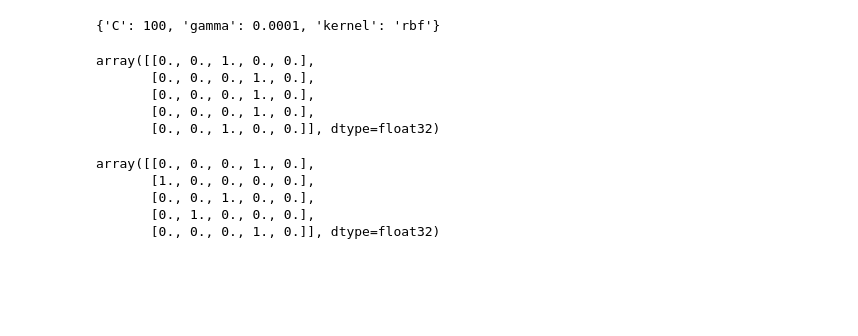
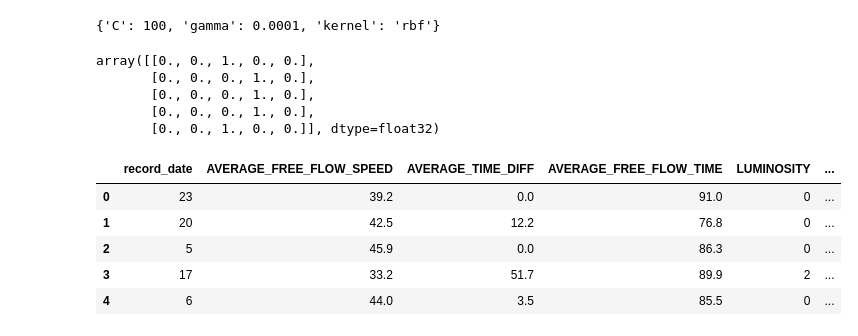
Before and after one commit to PietroPan/MachineLearning, a Jupyter notebook: transitA.ipynb, the cells around one changed output. Drawn from its saved outputs; the diff is of its cells as text; code cells hidden in the pictures; blank space fills up the shorter version.

```diff
--- a/transitA.ipynb
+++ b/transitA.ipynb
@@ -438,10 +453,11 @@ y_train=to_categorical(y_trainf)
 # %%
-y_train[:5]
+x_test.head()
 # %% [output]
-array([[0., 0., 0., 1., 0.],
-       [1., 0., 0., 0., 0.],
-       [0., 0., 1., 0., 0.],
-       [0., 1., 0., 0., 0.],
-       [0., 0., 0., 1., 0.]], dtype=float32)
+|  | record_date | AVERAGE_FREE_FLOW_SPEED | AVERAGE_TIME_DIFF | AVERAGE_FREE_FLOW_TIME | LUMINOSITY | ... |
+| 0 | 23 | 39.2 | 0.0 | 91.0 | 0 | ... |
+| 1 | 20 | 42.5 | 12.2 | 76.8 | 0 | ... |
+| 2 | 5 | 45.9 | 0.0 | 86.3 | 0 | ... |
+| 3 | 17 | 33.2 | 51.7 | 89.9 | 2 | ... |
+| 4 | 6 | 44.0 | 3.5 | 85.5 | 0 | ... |
 # %%
 TUNING_DICT = {
```
Also changed, not shown: parts of 19 cells of this notebook, 1 other file.
